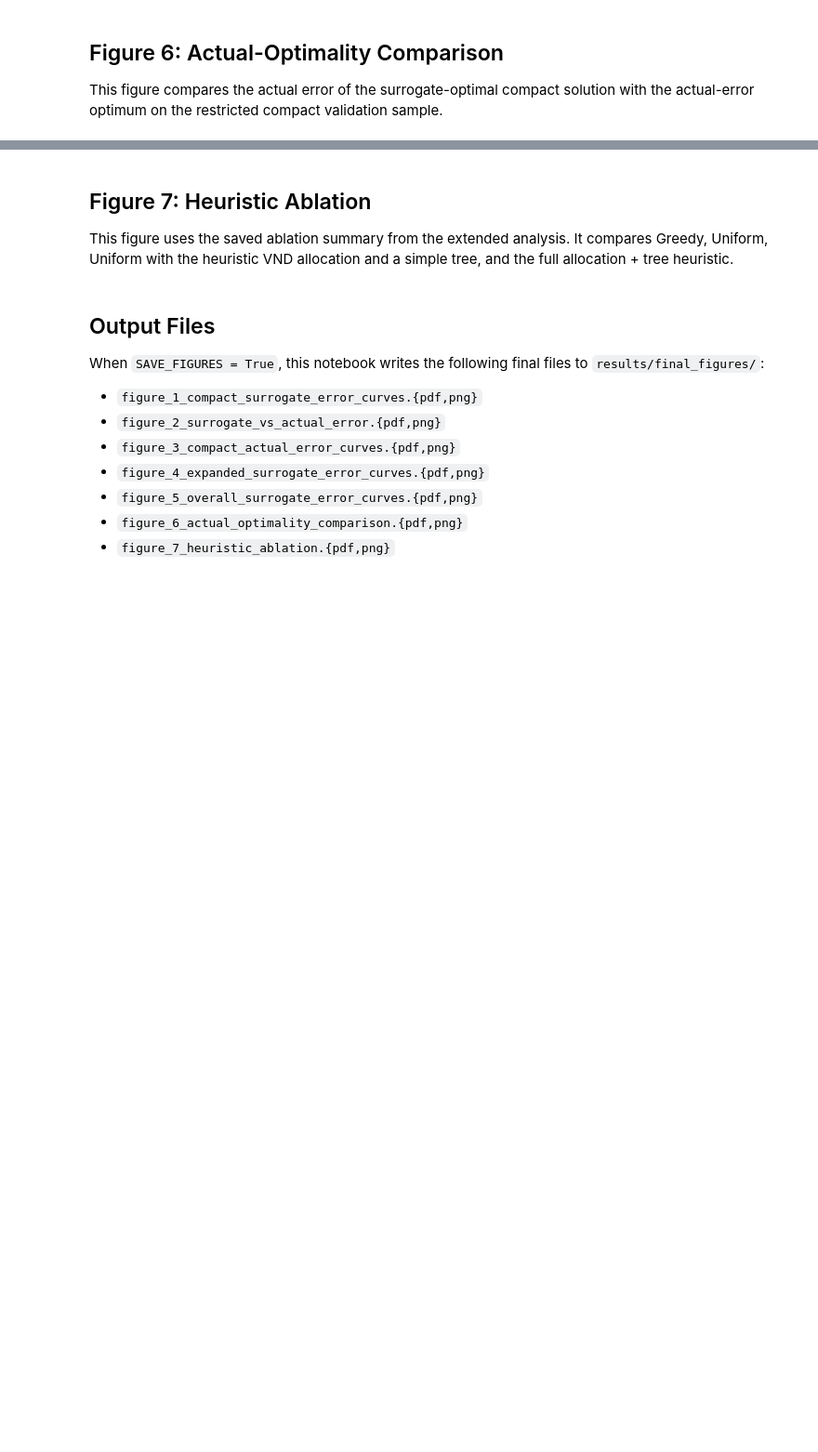
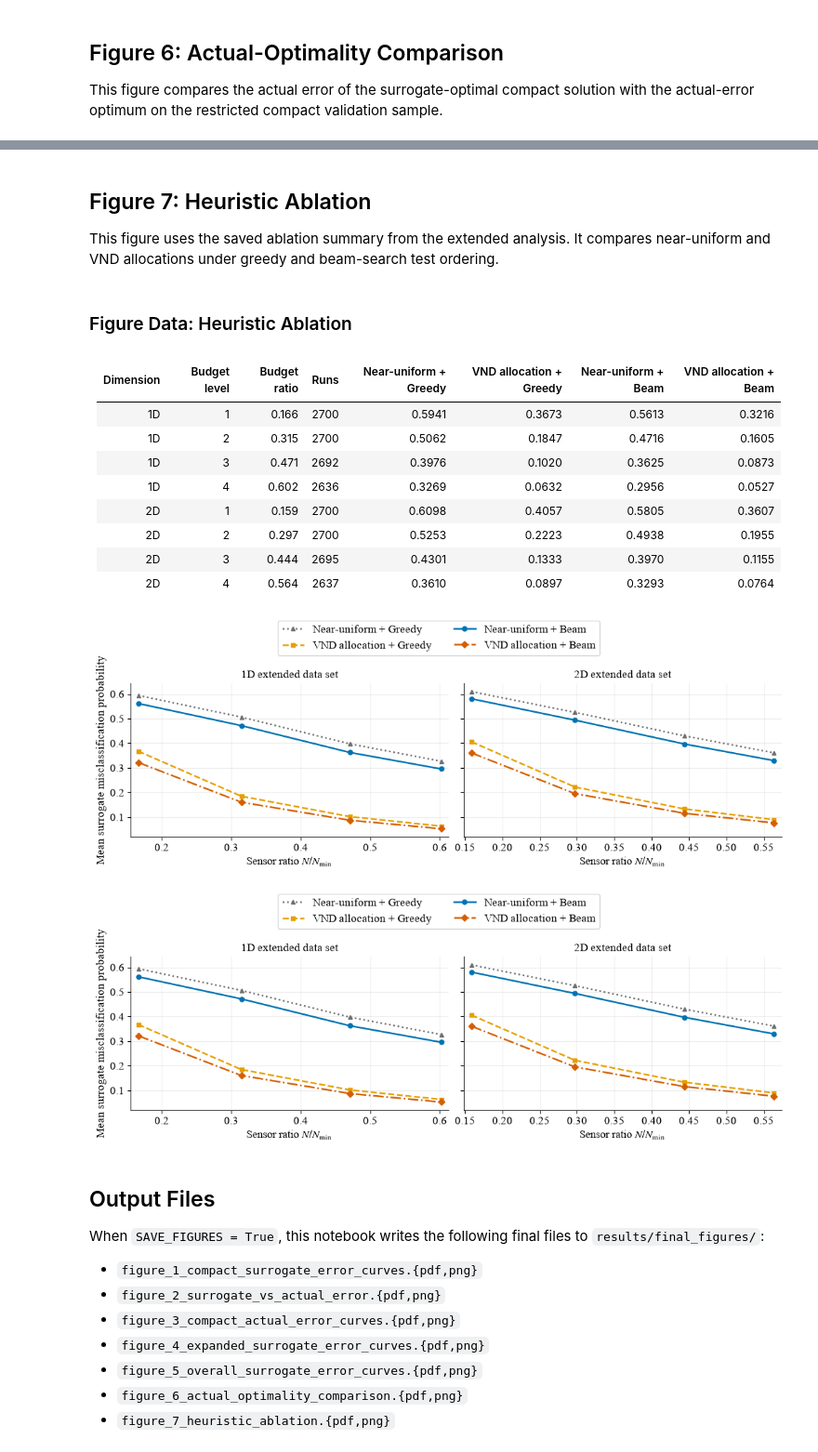
Before and after one commit to Avishka-Shamendra/quantum-sensor-placement-research, a Jupyter notebook: min-error-sequential/04_final_figures.ipynb, the cells around one changed output, grey strips where cells are left out. Shown at 93% size. Drawn from its saved outputs; the diff is of its cells as text; code cells hidden in the pictures; blank space fills up the shorter version.

```diff
--- a/min-error-sequential/04_final_figures.ipynb
+++ b/min-error-sequential/04_final_figures.ipynb
@@ -748,14 +877,35 @@ display_or_close(figure_6)
 # %% [markdown]
 ## Figure 7: Heuristic Ablation
 
-This figure uses the saved ablation summary from the extended analysis. It compares Greedy, Uniform, Uniform with the heuristic VND allocation and a simple tree, and the full allocation + tree heuristic.
+This figure uses the saved ablation summary from the extended analysis. It compares near-uniform and VND allocations under greedy and beam-search test ordering.
 # %%
-ABLATION_METHODS = ("Greedy", "Uniform", "Uniform + VND", "Full Heuristic")
+ABLATION_METHODS = (
+    "Near-uniform + Greedy",
+    "VND allocation + Greedy",
+    "Near-uniform + Beam",
+    "VND allocation + Beam",
+)
 ABLATION_METHOD_STYLES = {
-    "Greedy": {"color": METHOD_STYLES["greedy"]["color"], "linestyle": METHOD_STYLES["greedy"]["linestyle"], "marker": METHOD_STYLES["greedy"]["marker"]},
-    "Uniform": {"color": METHOD_STYLES["uniform"]["color"], "linestyle": METHOD_STYLES["uniform"]["linestyle"], "marker": METHOD_STYLES["uniform"]["marker"]},
-    "Uniform + VND": {"color": METHOD_STYLES["optimal"]["color"], "linestyle": METHOD_STYLES["optimal"]["linestyle"], "marker": METHOD_STYLES["optimal"]["marker"]},
-    "Full Heuristic": {"color": METHOD_STYLES["heuristic"]["color"], "linestyle": METHOD_STYLES["heuristic"]["linestyle"], "marker": METHOD_STYLES["heuristic"]["marker"]},
+    "Near-uniform + Greedy": {
+        "color": METHOD_STYLES["uniform"]["color"],
+        "linestyle": METHOD_STYLES["uniform"]["linestyle"],
+        "marker": METHOD_STYLES["uniform"]["marker"],
+    },
+    "VND allocation + Greedy": {
+        "color": METHOD_STYLES["greedy"]["color"],
+        "linestyle": METHOD_STYLES["greedy"]["linestyle"],
+        "marker": METHOD_STYLES["greedy"]["marker"],
+    },
+    "Near-uniform + Beam": {
+        "color": METHOD_STYLES["optimal"]["color"],
+        "linestyle": METHOD_STYLES["optimal"]["linestyle"],
+        "marker": METHOD_STYLES["optimal"]["marker"],
+    },
+    "VND allocation + Beam": {
+        "color": METHOD_STYLES["heuristic"]["color"],
+        "linestyle": METHOD_STYLES["heuristic"]["linestyle"],
+        "marker": METHOD_STYLES["heuristic"]["marker"],
+    },
 }
 
 
@@ -765,7 +915,10 @@ def plot_ablation_summary(rows):
     if len(dimensions) == 1:
         axes = [axes]
     for axis, dimension in zip(axes, dimensions):
-        selected = [row for row in rows if row["dimension"] == dimension]
+        selected = sorted(
+            [row for row in rows if row["dimension"] == dimension],
+            key=lambda row: value(row, "budget_ratio"),
+        )
         for method in ABLATION_METHODS:
             style = ABLATION_METHOD_STYLES[method]
             axis.plot(
@@ -777,44 +930,59 @@ def plot_ablation_summary(rows):
                 linewidth=1.8,
                 markersize=5.0,
                 label=method,
             )
         axis.set_title(f"{dimension} extended data set")
-        axis.set_xlabel(r"Budget ratio $\rho=N/N_{\min}$")
+        axis.set_xlabel(r"Sensor ratio $N/N_{\min}$")
+        axis.margins(x=0.025, y=0.06)
         style_axis(axis)
     axes[0].set_ylabel("Mean surrogate misclassification probability")
     handles, labels = axes[-1].get_legend_handles_labels()
-    figure.legend(handles, labels, loc="outside upper center", ncol=len(labels))
-    figure.tight_layout(rect=(0, 0, 1, 0.88))
+    figure.legend(handles, labels, loc="outside upper center", ncol=2)
+    figure.tight_layout(rect=(0, 0, 1, 0.84))
     return figure
 
 
 display(Markdown("### Figure Data: Heuristic Ablation"))
 display(Markdown(markdown_table(
     ablation_budget_rows,
     (
         ("Dimension", "dimension"),
         ("Budget level", "budget_level"),
         ("Budget ratio", "budget_ratio"),
         ("Runs", "runs"),
-        ("Greedy", "Greedy"),
-        ("Uniform", "Uniform"),
-        ("Uniform + VND", "Uniform + VND"),
-        ("Full Heuristic", "Full Heuristic"),
+        ("Near-uniform + Greedy", "Near-uniform + Greedy"),
+        ("VND allocation + Greedy", "VND allocation + Greedy"),
+        ("Near-uniform + Beam", "Near-uniform + Beam"),
+        ("VND allocation + Beam", "VND allocation + Beam"),
     ),
     {
         "budget_level": lambda x: f"{int(float(x))}",
         "budget_ratio": lambda x: f"{float(x):.3f}",
         "runs": lambda x: f"{int(float(x))}",
-        "Greedy": lambda x: f"{float(x):.4f}",
-        "Uniform": lambda x: f"{float(x):.4f}",
-        "Uniform + VND": lambda x: f"{float(x):.4f}",
-        "Full Heuristic": lambda x: f"{float(x):.4f}",
+        "Near-uniform + Greedy": lambda x: f"{float(x):.4f}",
+        "VND allocation + Greedy": lambda x: f"{float(x):.4f}",
+        "Near-uniform + Beam": lambda x: f"{float(x):.4f}",
+        "VND allocation + Beam": lambda x: f"{float(x):.4f}",
     },
 )))
 
 figure_7 = plot_ablation_summary(ablation_budget_rows)
 save_figure(figure_7, "figure_7_heuristic_ablation")
 display_or_close(figure_7)
+# %% [output]
+### Figure Data: Heuristic Ablation
+| Dimension | Budget level | Budget ratio | Runs | Near-uniform + Greedy | VND allocation + Greedy | Near-uniform + Beam | VND allocation + Beam |
+|---|---:|---:|---:|---:|---:|---:|---:|
+| 1D | 1 | 0.166 | 2700 | 0.5941 | 0.3673 | 0.5613 | 0.3216 |
+| 1D | 2 | 0.315 | 2700 | 0.5062 | 0.1847 | 0.4716 | 0.1605 |
+| 1D | 3 | 0.471 | 2692 | 0.3976 | 0.1020 | 0.3625 | 0.0873 |
+| 1D | 4 | 0.602 | 2636 | 0.3269 | 0.0632 | 0.2956 | 0.0527 |
+| 2D | 1 | 0.159 | 2700 | 0.6098 | 0.4057 | 0.5805 | 0.3607 |
+| 2D | 2 | 0.297 | 2700 | 0.5253 | 0.2223 | 0.4938 | 0.1955 |
+| 2D | 3 | 0.444 | 2695 | 0.4301 | 0.1333 | 0.3970 | 0.1155 |
+| 2D | 4 | 0.564 | 2637 | 0.3610 | 0.0897 | 0.3293 | 0.0764 |
+[figure, added]
+[figure, added]
 # %% [markdown]
 ## Output Files
 
```
Also changed, not shown: parts of 11 cells of this notebook, 8 other files.
